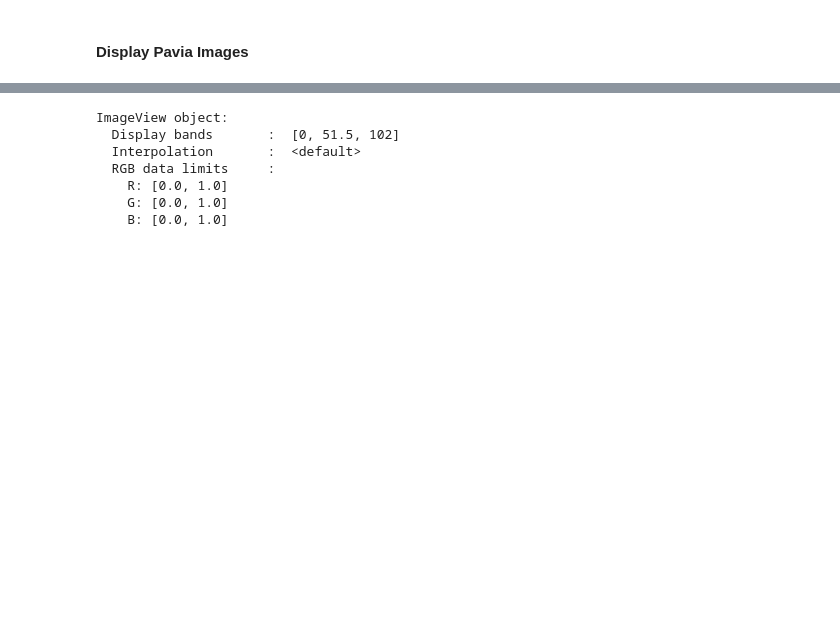
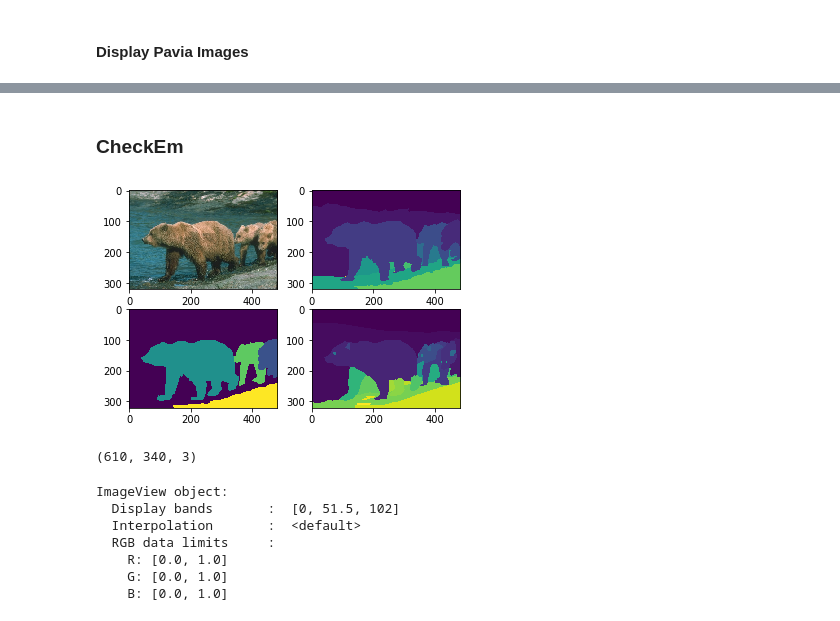
Before and after one commit to rachit-ranjan16/ImSegClust, a Jupyter notebook: Clustering 1 .ipynb, the cells around one changed output, grey strips where cells are left out. Cells and saved outputs as stored; diff of their text form; code cells hidden in the pictures; blank space fills up the shorter version.

```diff
--- a/Clustering 1 .ipynb
+++ b/Clustering 1 .ipynb
@@ -50 +64,24 @@ plt.show()
+# %% [markdown]
+### CheckEm
+# %%
+def checkEm():
+    for mat_file in glob.glob('ImsAndSegs/*.mat')[0:1]:
+        img = scio.loadmat(mat_file)
+        plt.figure(mat_file.split(os.sep)[1].replace('.mat',''))
+        plt.subplot(2,2,1)
+        plt.imshow(img['Im'])
+        plt.subplot(2,2,2)
+        plt.imshow(img['Seg1'])
+        plt.subplot(2,2,3)
+        plt.imshow(img['Seg2'])
+        plt.subplot(2,2,4)
+        plt.imshow(img['Seg3'])
+        plt.show()
+checkEm()
+# %% [output]
+[figure, added]
+# %%
+pavia['rgb'].shape
+# %% [output]
+(610, 340, 3)
 # %%
```
Also changed, not shown: parts of 14 cells of this notebook, 1 other file.
